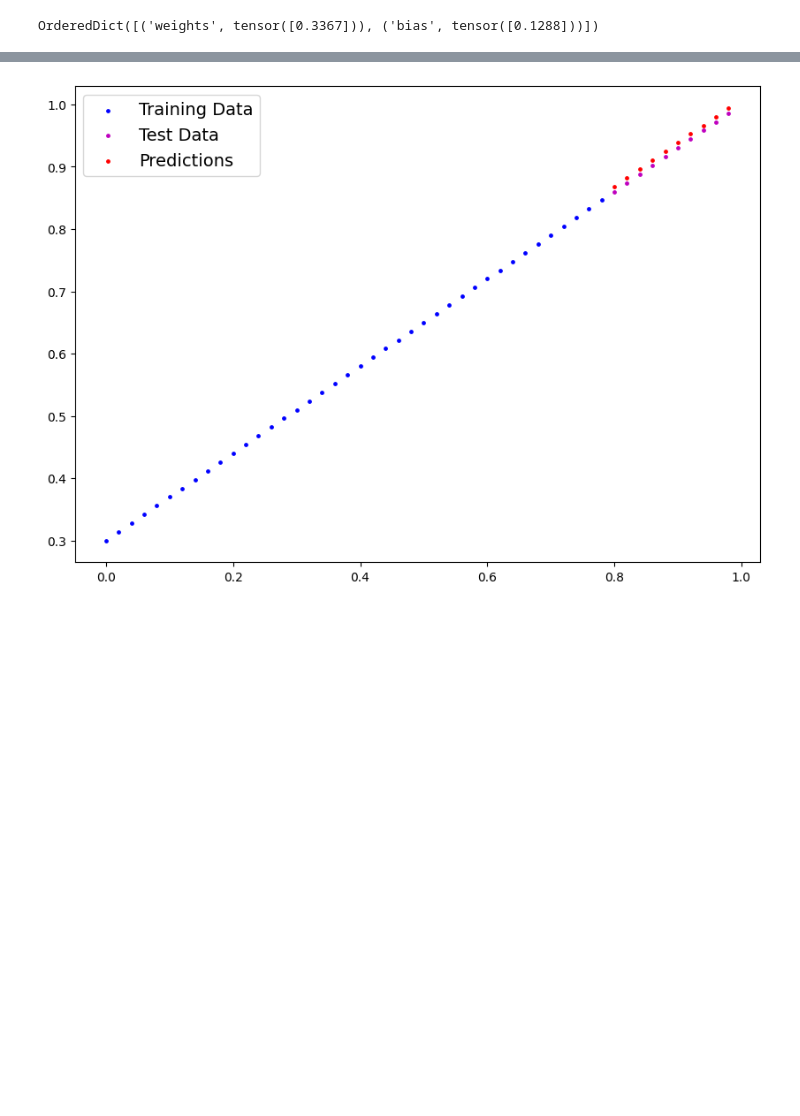
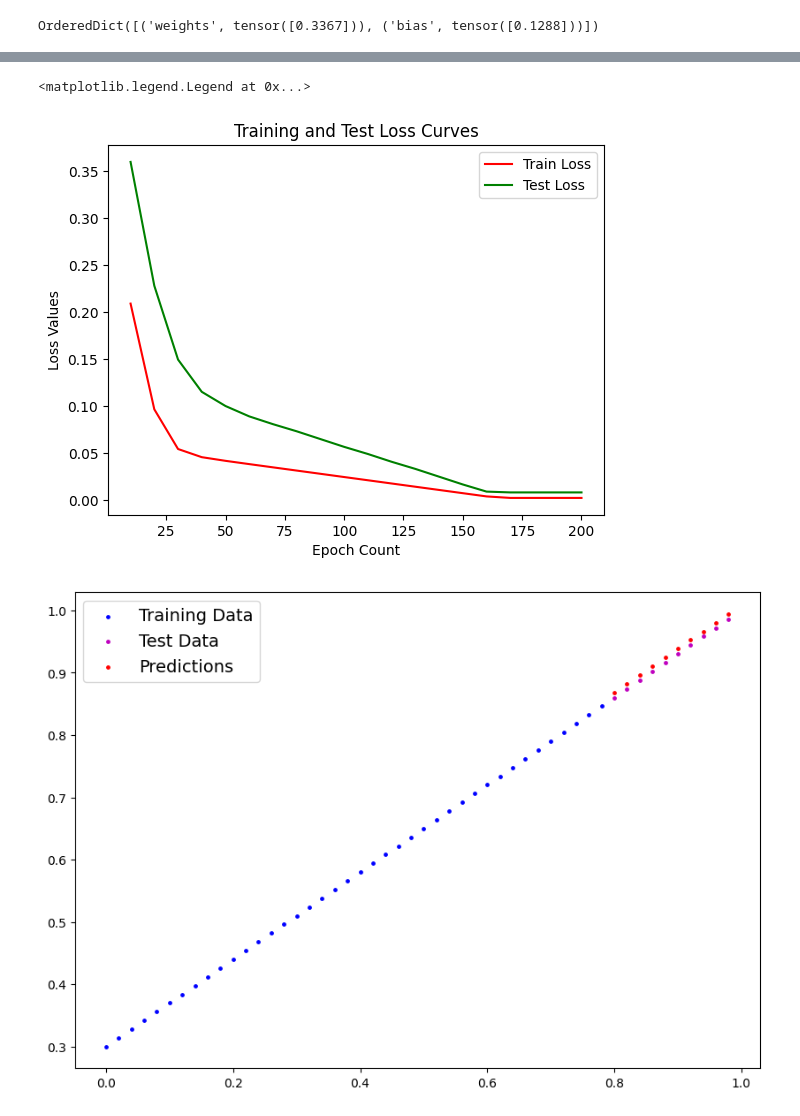
Before and after one commit to Rakin45/pytorch_learning, a Jupyter notebook: pytorch_workflow_self.ipynb, the cells around one changed output, grey strips where cells are left out. Saved outputs shown, nothing was run; the diff lists cells and outputs as text; code cells hidden in the pictures; blank space fills up the shorter version.

```diff
--- a/pytorch_workflow_self.ipynb
+++ b/pytorch_workflow_self.ipynb
@@ -100,8 +100,10 @@ loss_fn = nn.L1Loss()
 optimiser = torch.optim.SGD(params=model_0.parameters(), lr = 0.01) # Stochastic Gradient Descent
 # %%
 # Training loop and testing loop
-num_epochs = 25
-
+num_epochs = 200
+epoch_count = []
+loss_values = []
+test_loss_values = []
 for epoch in range(num_epochs):
     model_0.train() # train() makes requires_grad = True
     # Forward propogation
@@ -112,10 +114,15 @@ for epoch in range(num_epochs):
     optimiser.zero_grad()
     loss.backward() # Backpropagation
     optimiser.step()
-    if (epoch+1) % 5 == 0:
-        print(f'Epoch [{epoch+1}/{num_epochs}], Loss: {loss.item():.4f}')
-    #model_0.eval()
-    model_0.eval()
-    with torch.inference_mode():
-model_0.state_dict()
+
+    model_0.eval() # Turns off different settings in the model not needed for evaluation.
+    with torch.inference_mode(): # Turns off gradient tracking
+        test_preds = model_0(X_test)
+        test_loss = loss_fn(test_preds, y_test)
+    if (epoch+1) % 10 == 0:
+        epoch_count.append(epoch+1)
+        loss_values.append(loss.item())
+        test_loss_values.append(test_loss)
+        print(f'Epoch [{epoch+1}/{num_epochs}] | Loss: {loss.item():.4f} | Test loss: {test_loss:.4f}')
+        print(model_0.state_dict())
 # %% [output]
@@ -128,3 +146,13 @@ OrderedDict([('weights', tensor([0.6990])), ('bias', tensor([0.3093]))])
+# %%
+plt.plot(epoch_count, loss_values, label = "Train Loss", c="r")
+plt.plot(epoch_count, test_loss_values, label = "Test Loss", c = "g")
+plt.title("Training and Test Loss Curves")
+plt.xlabel("Epoch Count")
+plt.ylabel("Loss Values")
+plt.legend()
+# %% [output]
+<matplotlib.legend.Legend at 0x...>
+[figure, added]
 # %%
 with torch.inference_mode():
     y_preds_new = model_0(X_test)
```
Also changed, not shown: parts of 1 cell of this notebook, 2 other files.
